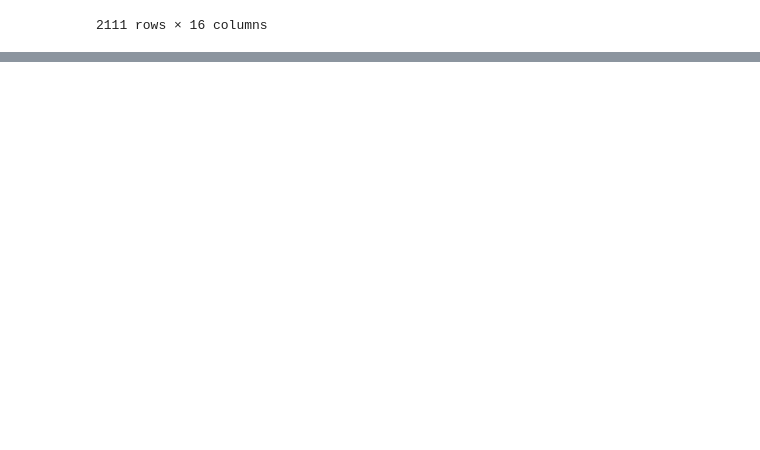
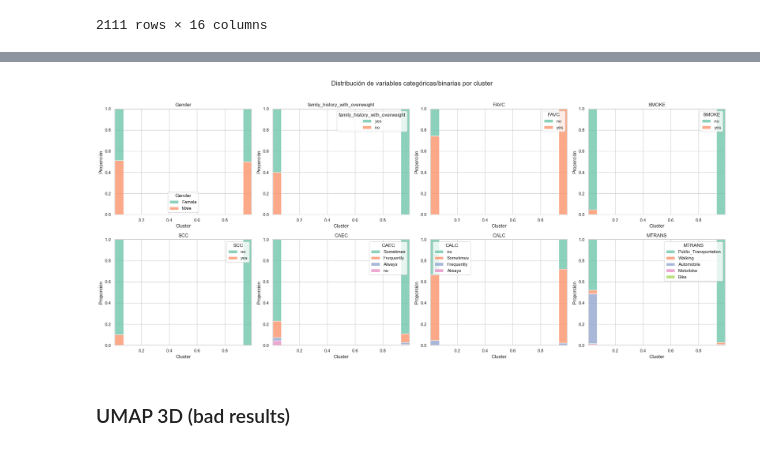
Before and after one commit to marcoggc92/no_supervisado, a Jupyter notebook: proyecto_no_supervisado.ipynb, the cells around one changed output, grey strips where cells are left out. Cells and saved outputs as stored; diff of their text form; code cells hidden in the pictures; blank space fills up the shorter version.

```diff
--- a/proyecto_no_supervisado.ipynb
+++ b/proyecto_no_supervisado.ipynb
@@ -378,0 +477,30 @@ proy_pca_lab  ## Proyección en Componentes Principales Label Encoding
+# %%
+# Variables categóricas y binarias
+cat_vars = [
+    'Gender', 'family_history_with_overweight', 'FAVC', 'SMOKE', 'SCC',
+    'CAEC', 'CALC', 'MTRANS'
+]
+fig, axes = plt.subplots(2, 4, figsize=(22, 10))
+axes = axes.flatten()
+
+for i, var in enumerate(cat_vars):
+    sns.histplot(
+        data=df_clusters,
+        x='cluster',
+        hue=var,
+        multiple='fill',
+        shrink=0.8,
+        ax=axes[i],
+        palette='Set2'
+    )
+    axes[i].set_title(f'{var}')
+    axes[i].set_ylabel('Proporción')
+    axes[i].set_xlabel('Cluster')
+
+plt.suptitle('Distribución de variables categóricas/binarias por cluster', fontsize=16)
+plt.tight_layout(rect=[0, 0, 1, 0.96])
+plt.show()
+# %% [output]
+[figure, added]
+# %% [markdown]
+### UMAP 3D (bad results)
```
Also changed, not shown: parts of 14 cells of this notebook.
